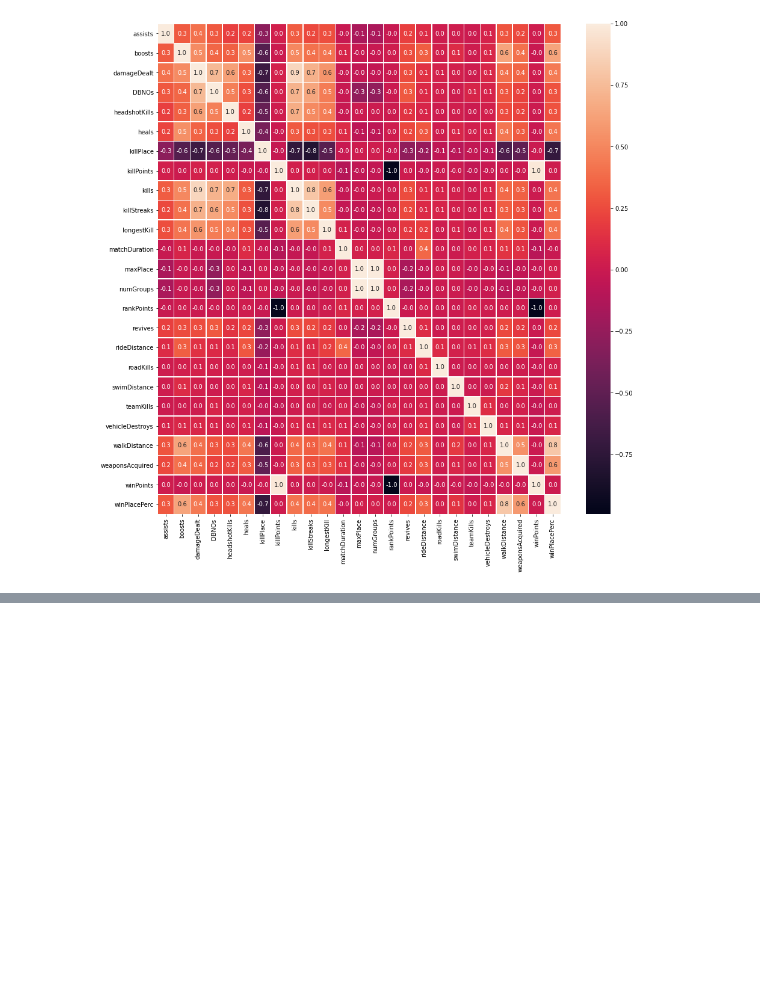
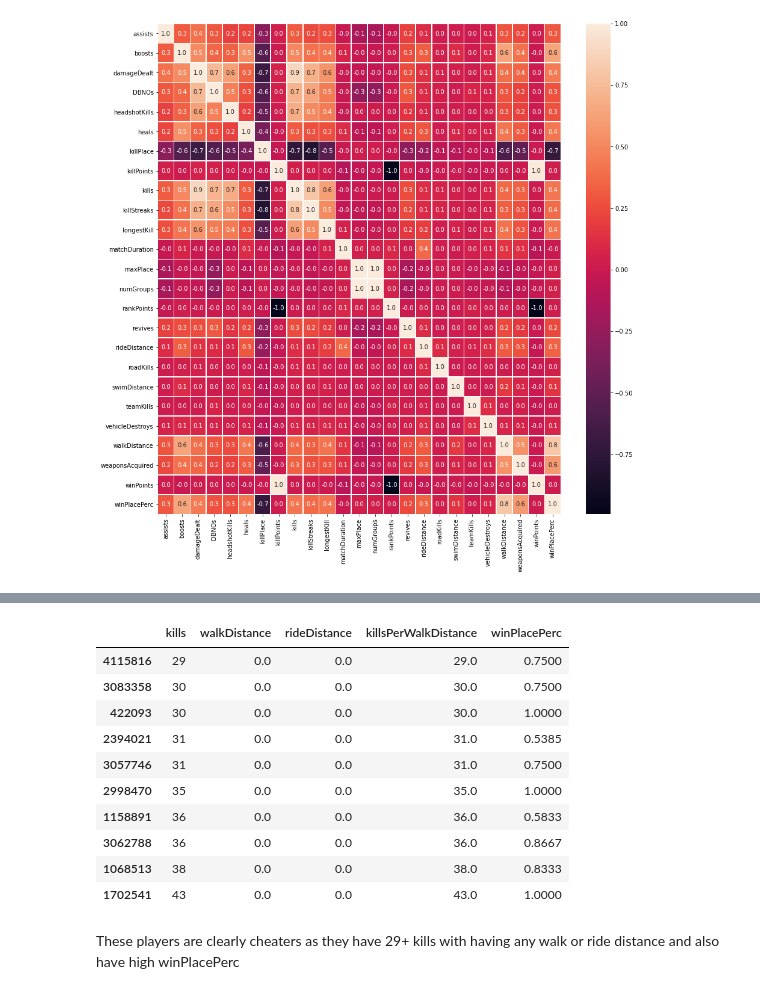
Before and after one commit to Shaheer-Imam/PUBG, a Jupyter notebook: PUBG_Analysis.ipynb, the cells around one changed output, grey strips where cells are left out. Saved outputs shown, nothing was run; the diff lists cells and outputs as text; code cells hidden in the pictures; blank space fills up the shorter version.

```diff
--- a/PUBG_Analysis.ipynb
+++ b/PUBG_Analysis.ipynb
@@ -340,0 +374,4 @@ plt.show()
+# %%
+train['killsNorm'] = train['kills']*((100-train['playersJoined'])/100 + 1)
+train['damageDealtNorm'] = train['damageDealt']*((100-train['playersJoined'])/100 + 1)
+train[['playersJoined', 'kills', 'killsNorm', 'damageDealt', 'damageDealtNorm']][5:8]
@@ -340,0 +385,11 @@ plt.show()
+# %%
+train['healsAndBoosts'] = train['heals']+train['boosts']
+train['totalDistance'] = train['walkDistance']+train['rideDistance']+train['swimDistance']
+# %%
+train['boostsPerWalkDistance'] = train['boosts']/(train['walkDistance']+1) #The +1 is to avoid infinity, because there are entries where boosts>0 and walkDistance=0. Strange.
+train['boostsPerWalkDistance'].fillna(0, inplace=True)
+train['healsPerWalkDistance'] = train['heals']/(train['walkDistance']+1) #The +1 is to avoid infinity, because there are entries where heals>0 and walkDistance=0. Strange.
+train['healsPerWalkDistance'].fillna(0, inplace=True)
+train['healsAndBoostsPerWalkDistance'] = train['healsAndBoosts']/(train['walkDistance']+1) #The +1 is to avoid infinity.
+train['healsAndBoostsPerWalkDistance'].fillna(0, inplace=True)
+train[['walkDistance', 'boosts', 'boostsPerWalkDistance' ,'heals',  'healsPerWalkDistance', 'healsAndBoosts', 'healsAndBoostsPerWalkDistance']][40:45]
@@ -340,0 +403,18 @@ plt.show()
+# %%
+train['killsPerWalkDistance'] = train['kills']/(train['walkDistance']+1) #The +1 is to avoid infinity, because there are entries where kills>0 and walkDistance=0. Strange.
+train['killsPerWalkDistance'].fillna(0, inplace=True)
+train[['kills', 'walkDistance', 'rideDistance', 'killsPerWalkDistance', 'winPlacePerc']].sort_values(by='killsPerWalkDistance').tail(10)
+# %% [output]
+|  | kills | walkDistance | rideDistance | killsPerWalkDistance | winPlacePerc |
+| 4115816 | 29 | 0.0 | 0.0 | 29.0 | 0.7500 |
+| 3083358 | 30 | 0.0 | 0.0 | 30.0 | 0.7500 |
+| 422093 | 30 | 0.0 | 0.0 | 30.0 | 1.0000 |
+| 2394021 | 31 | 0.0 | 0.0 | 31.0 | 0.5385 |
+| 3057746 | 31 | 0.0 | 0.0 | 31.0 | 0.7500 |
+| 2998470 | 35 | 0.0 | 0.0 | 35.0 | 1.0000 |
+| 1158891 | 36 | 0.0 | 0.0 | 36.0 | 0.5833 |
+| 3062788 | 36 | 0.0 | 0.0 | 36.0 | 0.8667 |
+| 1068513 | 38 | 0.0 | 0.0 | 38.0 | 0.8333 |
+| 1702541 | 43 | 0.0 | 0.0 | 43.0 | 1.0000 |
+# %% [markdown]
+These players are clearly cheaters as they have 29+ kills with having any walk or ride distance and also have high winPlacePerc
```
Also changed, not shown: parts of 11 cells of this notebook.
